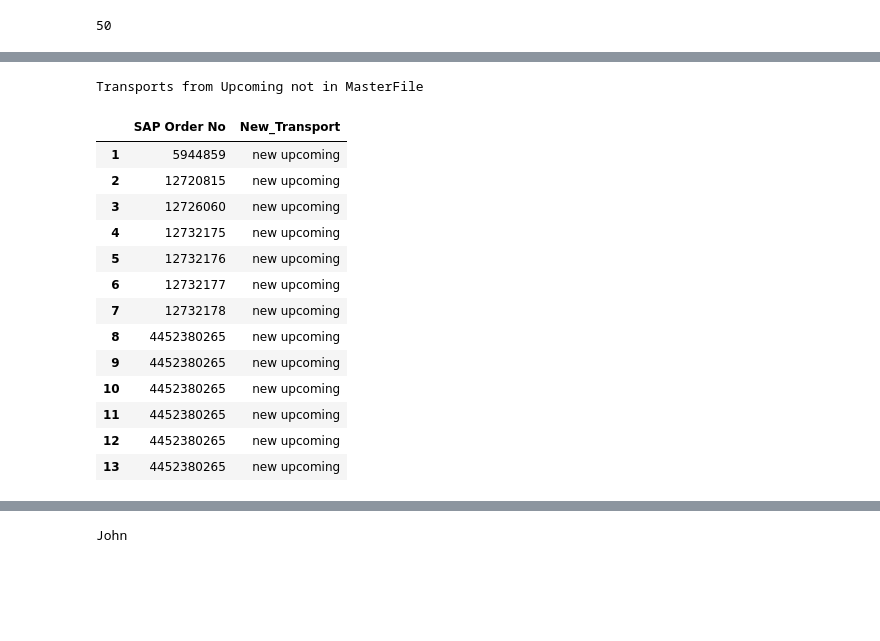
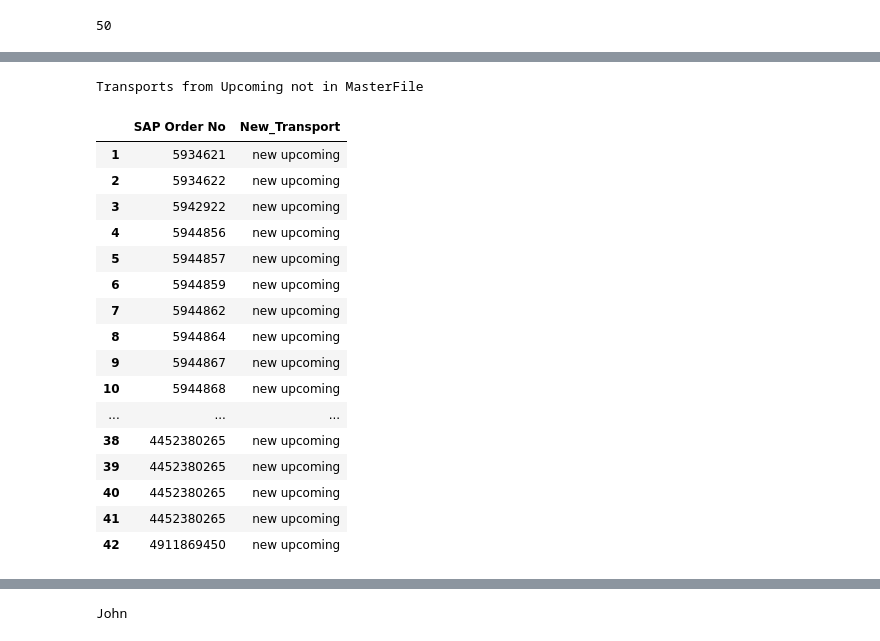
Before and after one commit to JohnTan38/Project-Data-Analysis, a Jupyter notebook: Asset/TRANSPOREON.ipynb, the cells around one changed output, grey strips where cells are left out. Drawn from its saved outputs; the diff is of its cells as text; code cells hidden in the pictures; blank space fills up the shorter version.

```diff
--- a/Asset/TRANSPOREON.ipynb
+++ b/Asset/TRANSPOREON.ipynb
@@ -100,8 +100,8 @@ from azure.core.serialization import AzureJSONEncoder
 import json
 import glob, os
 
-endpoint = "https://...cognitiveservices.azure.com/"
-key = ""
+endpoint = "https://for-transporean.cognitiveservices.azure.com/"
+key = "e33ff464f80b4d2d98c84c0bc1fb291f"
 
 path_dir = "C:/Users/john.tan/OneDrive - Cogent Holdings Pte. Ltd/Documents/Transporeon/Chawan_Vopak/"
 path_destination = "C:/Users/john.tan/OneDrive - Cogent Holdings Pte. Ltd/Documents/Transporeon/Json/"
@@ -345,0 +370,6 @@ MEGACHEM MANUFACTURING PTE LTD
+# %%
+basf_dict = {'BASF SOUTH EAST ASIA PTE LTD': 'EXXAL 8 ROP VL'}
+basf_dict_lst= list(basf_dict.keys())
+df_trans['PRODUCT'] = np.where(df_trans.LOADING_PLANT_MV3==basf_dict_lst[0], 'EXXAL 8 ROP VL', df_trans.PRODUCT)
+#df_trans['LOADING_PLANT_MV3'].isin(basf_dict_lst)
+df_trans
@@ -411,7 +441,7 @@ columns = ['NO', 'SH Reference', 'Job Type', 'Shipper', 'Permit', 'ETA Date', 'Q
           'Cont No', 'SEAL', 'TIME SLOT', 'REMARKS', 'TD- STATUS']
 master = pd.read_csv(r"C:/Users/john.tan/OneDrive - Cogent Holdings Pte. Ltd/Documents/Transporeon/EM master file.csv")
 master = master.drop(columns=columns, axis=1)
-master = master.iloc[:, 1:]
+master = master.iloc[:, 1:] #remove first row
 master = master.reset_index().drop(columns='index')
 
 from datetime import datetime
@@ -420,10 +450,11 @@ try:
     master['DELIVERY'] = pd.to_datetime(master['DELIVERY'], format='%d/%m/%Y').dt.strftime('%Y-%m-%d')
 except:
     pass
-#master['EM SO# Ref'] = master['EM SO# Ref'].astype(int)
+master = master.iloc[1:]
+master['EM SO# Ref'] = master['EM SO# Ref'].astype('int64')
 # %%
 temp_upload_cust = temp_upload_1['SAP Order No'].tolist()
-#temp_upload_cust = list(map(int, temp_upload_cust)) #convert list items to int
+temp_upload_cust = list(map(int, temp_upload_cust)) #convert list items to int
 
 master = master[master['EM SO# Ref'].isin(temp_upload_cust)] #select rows based on list
 #master = master[master['SAP Order No'].isin(temp_upload_cust)]
@@ -434,6 +465,10 @@ master.rename(columns={'EM SO# Ref': 'SAP Order No'}, inplace=True)
 master.sort_values(['SAP Order No'], ascending=True, inplace=True, na_position='first')
 master.index = np.arange(1, len(master)+1)
 
+master['Cust Ref'].fillna(value=0, inplace=True)
+master['Transport No'].fillna(value=0, inplace=True)
+master['Cust Ref'] = master['Cust Ref'].astype('int64')
+master['Transport No'] = master['Transport No'].astype('int64')
 if len(master) == 0:
     print('\033[1m'+ '\033[94m'+ 'All download Transports are new')
 master
@@ -1094,49 +1232,52 @@ for i in range(min(len(lst_tp), len(lst_ms))):
 # %%
 #compare Upcoming with master 18/01/2023
-upc = pd.read_csv(r"C:/Users/john.tan/OneDrive - Cogent Holdings Pte. Ltd/Documents/WMS/Upcoming.csv", usecols=['Order No'])
+upc = pd.read_csv(r"C:/Users/john.tan/OneDrive - Cogent Holdings Pte. Ltd/Documents/Transporeon/Upcoming.csv", usecols=['Order No'])
 upc.rename(columns={'Order No': 'SAP Order No'}, inplace=True) #'Deliv Date': 'DELIVERY'
 #upc['DELIVERY'] = pd.to_datetime(upc['DELIVERY'], format='%Y%m%d').dt.strftime('%d/%m/%Y')
 upc.sort_values(['SAP Order No'], ascending=True, inplace=True, na_position='first')
 lst_upc = upc['SAP Order No'].tolist()
 
 new_upc = [] #convert list of int to str
 for x in lst_upc:
     str_x = "% s" % x
     new_upc.append(str_x)
 
-master_upc = pd.read_csv(r"C:/Users/john.tan/OneDrive - Cogent Holdings Pte. Ltd/Documents/WMS/EM master file.csv", usecols=['EM SO# Ref'])
+master_upc = pd.read_csv(r"C:/Users/john.tan/OneDrive - Cogent Holdings Pte. Ltd/Documents/Transporeon/EM master file.csv", usecols=['EM SO# Ref'])
 master_upc.rename(columns={'EM SO# Ref': 'SAP Order No'}, inplace=True)
 master_upc = master_upc[master_upc['SAP Order No'].isin(new_upc)]
 master_upc.sort_values(['SAP Order No'], ascending=True, inplace=True, na_position='first')
 master_upc.index = np.arange(1, len(master_upc)+1)
 
 sap_master_upc = master_upc['SAP Order No'].tolist()
 
 master_upc_1 = master_upc.copy()
 master_upc_1['SAP Order No'] = master_upc_1['SAP Order No'].astype(np.int64) #col to int
 upOnly = dataframe_difference(upc, master_upc_1, 'left_only')
 
 upOnly.rename(columns={"_merge": "New_Transport"}, inplace=True)
 upOnly['New_Transport'] = upOnly['New_Transport'].replace('left_only', 'new upcoming')
 upOnly.index = np.arange(1, len(upOnly)+1)
 print('\033[1m'+ '\033[34m'+ 'Transports from Upcoming not in MasterFile') #'\033[94m' +
 upOnly
 # %% [output]
 Transports from Upcoming not in MasterFile
 |  | SAP Order No | New_Transport |
-| 1 | 5944859 | new upcoming |
-| 2 | 12720815 | new upcoming |
-| 3 | 12726060 | new upcoming |
-| 4 | 12732175 | new upcoming |
-| 5 | 12732176 | new upcoming |
-| 6 | 12732177 | new upcoming |
-| 7 | 12732178 | new upcoming |
-| 8 | 4452380265 | new upcoming |
-| 9 | 4452380265 | new upcoming |
-| 10 | 4452380265 | new upcoming |
-| 11 | 4452380265 | new upcoming |
-| 12 | 4452380265 | new upcoming |
-| 13 | 4452380265 | new upcoming |
+| 1 | 5934621 | new upcoming |
+| 2 | 5934622 | new upcoming |
+| 3 | 5942922 | new upcoming |
+| 4 | 5944856 | new upcoming |
+| 5 | 5944857 | new upcoming |
+| 6 | 5944859 | new upcoming |
+| 7 | 5944862 | new upcoming |
+| 8 | 5944864 | new upcoming |
+| 9 | 5944867 | new upcoming |
+| 10 | 5944868 | new upcoming |
+| ... | ... | ... |
+| 38 | 4452380265 | new upcoming |
+| 39 | 4452380265 | new upcoming |
+| 40 | 4452380265 | new upcoming |
+| 41 | 4452380265 | new upcoming |
+| 42 | 4911869450 | new upcoming |
 # %%
 #compare Upcoming with master (development)
 upc = pd.read_csv(r"C:/Users/john.tan/OneDrive - Cogent Holdings Pte. Ltd/Documents/WMS/Upcoming.csv", usecols=['Order No', 'Deliv Date', 'Customer Name'])
```
Also changed, not shown: parts of 25 cells of this notebook.
